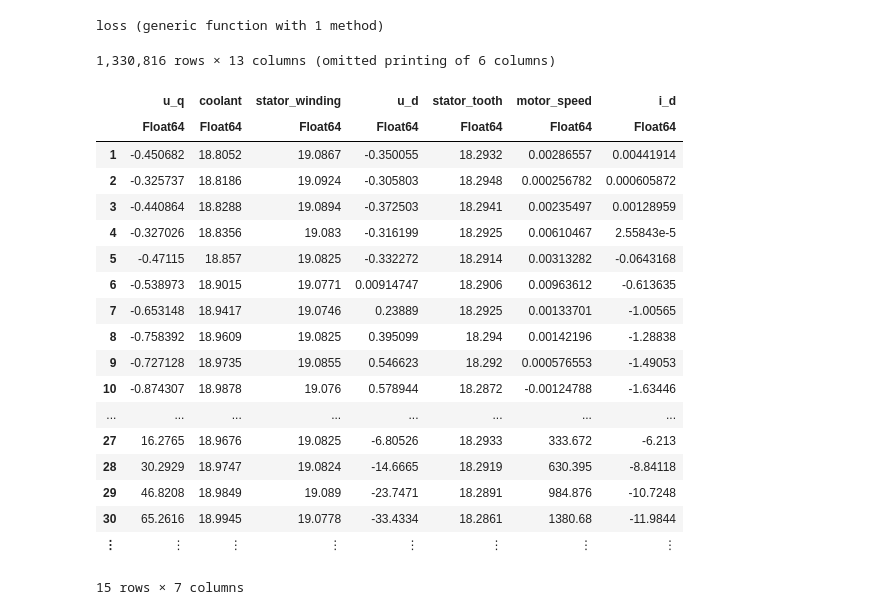
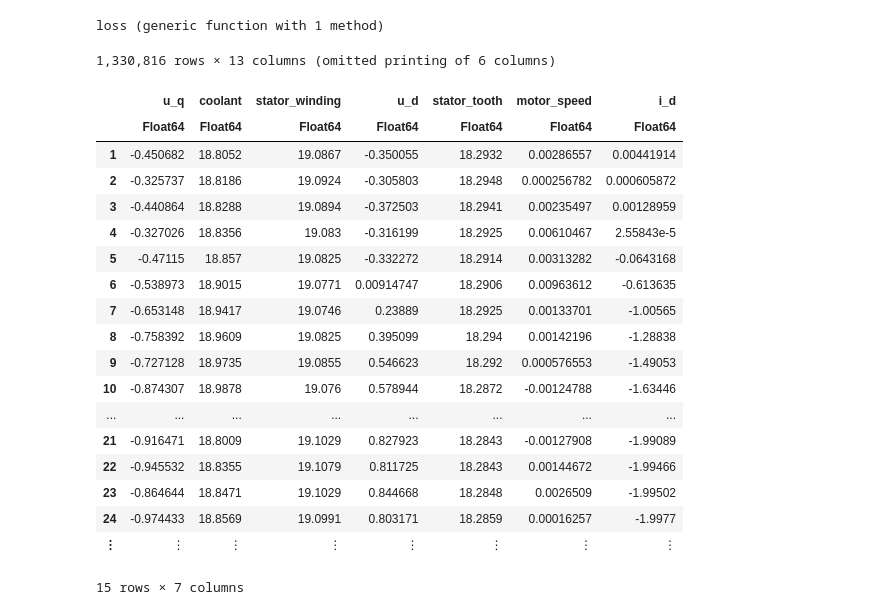
Before and after one commit to DS4Ctrl/hyperdyn, a Jupyter notebook: examples/thermal_modeling/notebooks/prototyping.ipynb, the cells around one changed output. Drawn from its saved outputs; the diff is of its cells as text; code cells hidden in the pictures.

Commit message:
try to optimize everything into functions and structs. reduce globals. WIP

```diff
--- a/examples/thermal_modeling/notebooks/prototyping.ipynb
+++ b/examples/thermal_modeling/notebooks/prototyping.ipynb
@@ -57,24 +119,34 @@ loss(x_l, y_l) = Statistics::mean(Flux.Losses.mse(m(x), y) for (x, y) in zip(x_l
 # %% [output]
 loss (generic function with 1 method)
 # %%
-data = CSV.File(joinpath(pwd(), "..", "..", "..", "data", "measures.csv")) |> DataFrame
+function load_dataset()
+    data = CSV.File("/home/wilhelmk/dev/projects/datasets/kaggle_emotor_temps.csv") |> DataFrame;
+    # FE
+    @. data[!, :i_norm] = sqrt(data.i_d^2 + data.i_q^2);
+    data[!, :fe1] = data.i_norm / maximum(data.i_norm) .* data.motor_speed / maximum(data.motor_speed);
+    data
+end
+
+struct ChunkedTensors
+
+end
 # %% [output]
 1,330,816 rows × 13 columns (omitted printing of 6 columns)
 |  | u_q | coolant | stator_winding | u_d | stator_tooth | motor_speed | i_d |
 |  | Float64 | Float64 | Float64 | Float64 | Float64 | Float64 | Float64 |
 | 1 | -0.450682 | 18.8052 | 19.0867 | -0.350055 | 18.2932 | 0.00286557 | 0.00441914 |
 | 2 | -0.325737 | 18.8186 | 19.0924 | -0.305803 | 18.2948 | 0.000256782 | 0.000605872 |
 | 3 | -0.440864 | 18.8288 | 19.0894 | -0.372503 | 18.2941 | 0.00235497 | 0.00128959 |
 | 4 | -0.327026 | 18.8356 | 19.083 | -0.316199 | 18.2925 | 0.00610467 | 2.55843e-5 |
 | 5 | -0.47115 | 18.857 | 19.0825 | -0.332272 | 18.2914 | 0.00313282 | -0.0643168 |
 | 6 | -0.538973 | 18.9015 | 19.0771 | 0.00914747 | 18.2906 | 0.00963612 | -0.613635 |
 | 7 | -0.653148 | 18.9417 | 19.0746 | 0.23889 | 18.2925 | 0.00133701 | -1.00565 |
 | 8 | -0.758392 | 18.9609 | 19.0825 | 0.395099 | 18.294 | 0.00142196 | -1.28838 |
 | 9 | -0.727128 | 18.9735 | 19.0855 | 0.546623 | 18.292 | 0.000576553 | -1.49053 |
 | 10 | -0.874307 | 18.9878 | 19.076 | 0.578944 | 18.2872 | -0.00124788 | -1.63446 |
 | ... | ... | ... | ... | ... | ... | ... | ... |
-| 27 | 16.2765 | 18.9676 | 19.0825 | -6.80526 | 18.2933 | 333.672 | -6.213 |
-| 28 | 30.2929 | 18.9747 | 19.0824 | -14.6665 | 18.2919 | 630.395 | -8.84118 |
-| 29 | 46.8208 | 18.9849 | 19.089 | -23.7471 | 18.2891 | 984.876 | -10.7248 |
-| 30 | 65.2616 | 18.9945 | 19.0778 | -33.4334 | 18.2861 | 1380.68 | -11.9844 |
+| 21 | -0.916471 | 18.8009 | 19.1029 | 0.827923 | 18.2843 | -0.00127908 | -1.99089 |
+| 22 | -0.945532 | 18.8355 | 19.1079 | 0.811725 | 18.2843 | 0.00144672 | -1.99466 |
+| 23 | -0.864644 | 18.8471 | 19.1029 | 0.844668 | 18.2848 | 0.0026509 | -1.99502 |
+| 24 | -0.974433 | 18.8569 | 19.0991 | 0.803171 | 18.2859 | 0.00016257 | -1.9977 |
 | ⋮ | ⋮ | ⋮ | ⋮ | ⋮ | ⋮ | ⋮ | ⋮ |
```
Also changed, not shown: parts of 13 cells of this notebook, 2 other files.
